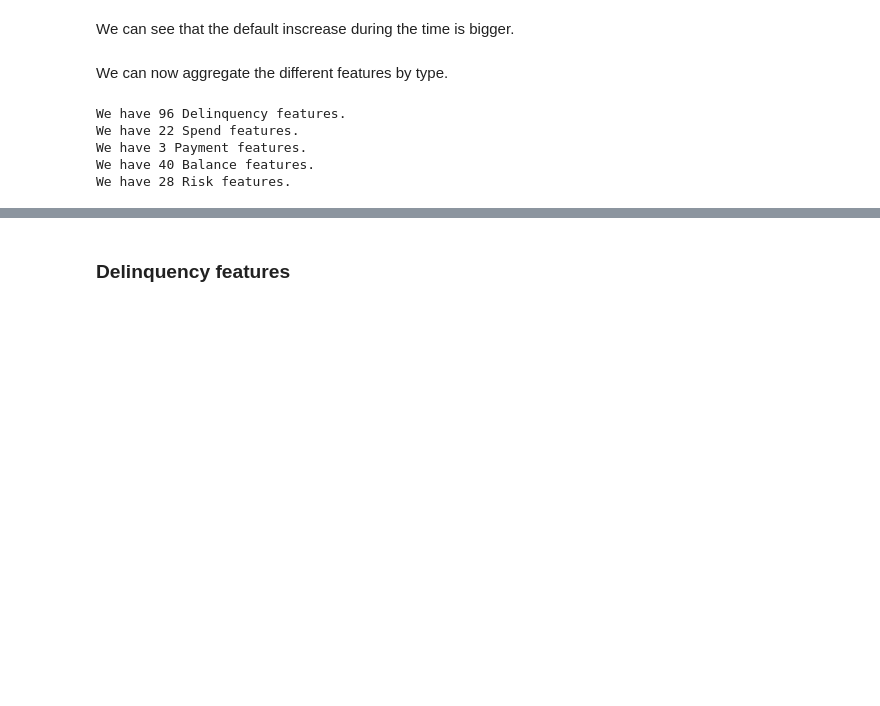
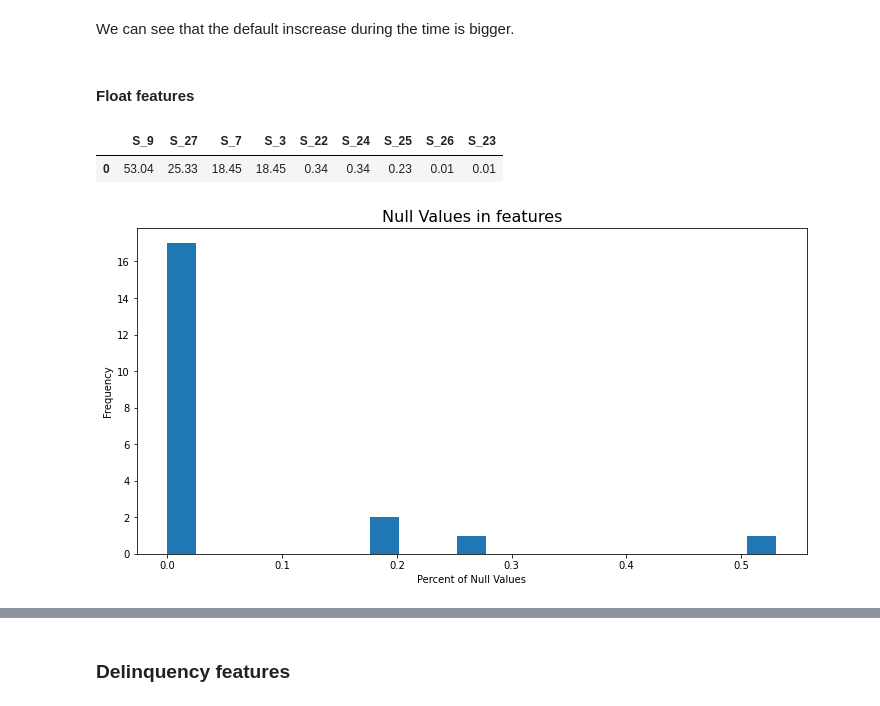
Before and after one commit to bereamanuel/AMEX-default-prediction, a Jupyter notebook: amex-eda.ipynb, the cells around one changed output, grey strips where cells are left out. Saved outputs shown, nothing was run; the diff lists cells and outputs as text; code cells hidden in the pictures; blank space fills up the shorter version.

```diff
--- a/amex-eda.ipynb
+++ b/amex-eda.ipynb
@@ -154,23 +199,5 @@ plt.show()
 [figure]
 # %% [markdown]
 We can see that the default inscrease during the time is bigger.
-# %% [markdown]
-We can now aggregate the different features by type.
-# %%
-d_features = [c for c in train.columns if c.startswith('D_')]
-s_features = [c for c in train.columns if c.startswith('S_')]
-p_features = [c for c in train.columns if c.startswith('P_')]
-b_features = [c for c in train.columns if c.startswith('B_')]
-r_features = [c for c in train.columns if c.startswith('R_')]
-
-print("We have {} Delinquency features.".format(len(d_features)))
-print("We have {} Spend features.".format(len(s_features)))
-print("We have {} Payment features.".format(len(p_features)))
-print("We have {} Balance features.".format(len(b_features)))
-print("We have {} Risk features.".format(len(r_features)))
-# %% [output]
-We have 96 Delinquency features.
-We have 22 Spend features.
-We have 3 Payment features.
-We have 40 Balance features.
-We have 28 Risk features.
+# %% [markdown]
+#### Float features
@@ -176,0 +208,17 @@ We have 28 Risk features.
+# %%
+def plotNansPer(features , data = train):
+    plt.figure(figsize = (12,6))
+    data[features].isna().mean().plot(kind='hist', bins=len(features))
+    plt.title('Null Values in features' , fontsize=16)
+    plt.xlabel('Percent of Null Values')
+    plt.show()
+# %%
+s_nanFeature = nansFeatPerc(s_features[1:]).columns
+nansFeatPerc(s_features[1:])
+# %% [output]
+|  | S_9 | S_27 | S_7 | S_3 | S_22 | S_24 | S_25 | S_26 | S_23 |
+| 0 | 53.04 | 25.33 | 18.45 | 18.45 | 0.34 | 0.34 | 0.23 | 0.01 | 0.01 |
+# %%
+plotNansPer(s_features[1:])
+# %% [output]
+[figure, added]
```
Also changed, not shown: parts of 12 cells of this notebook.
